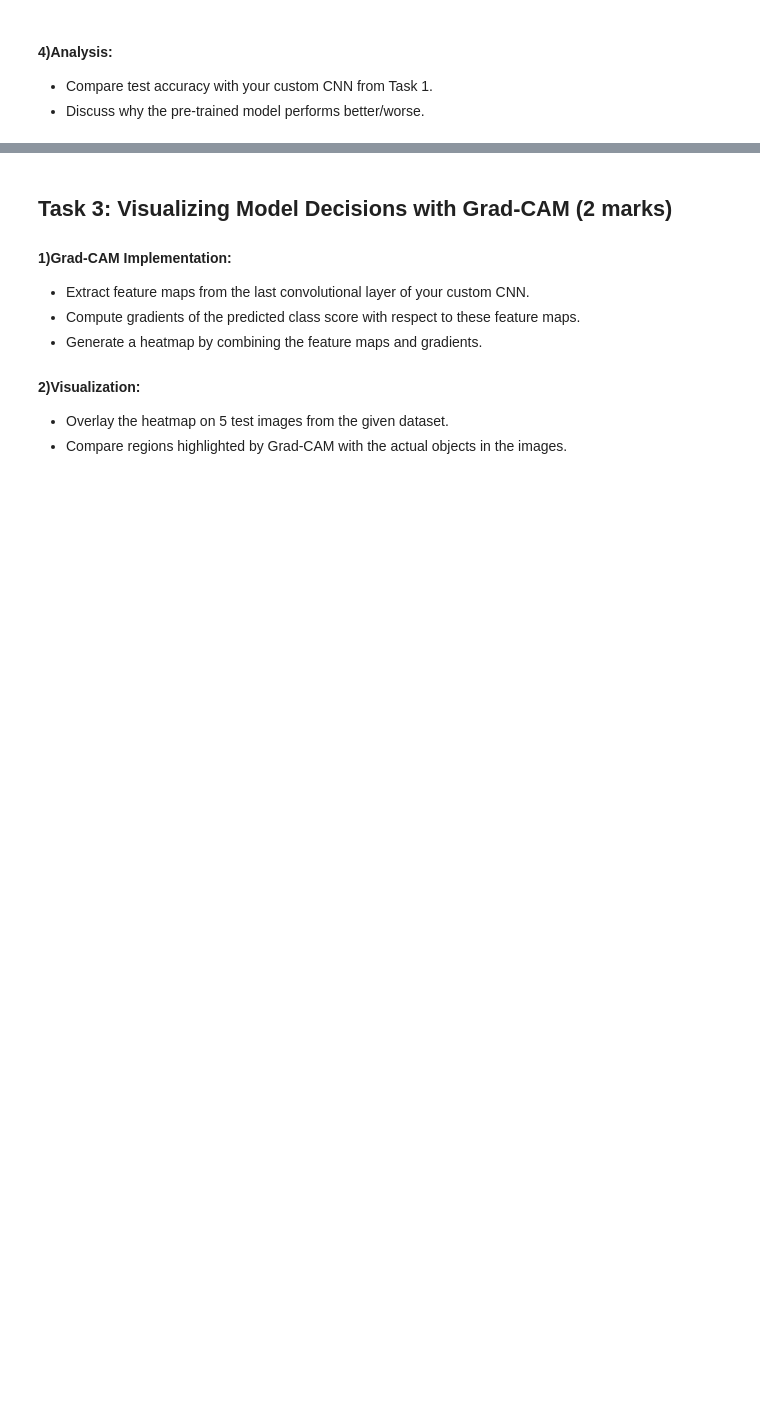
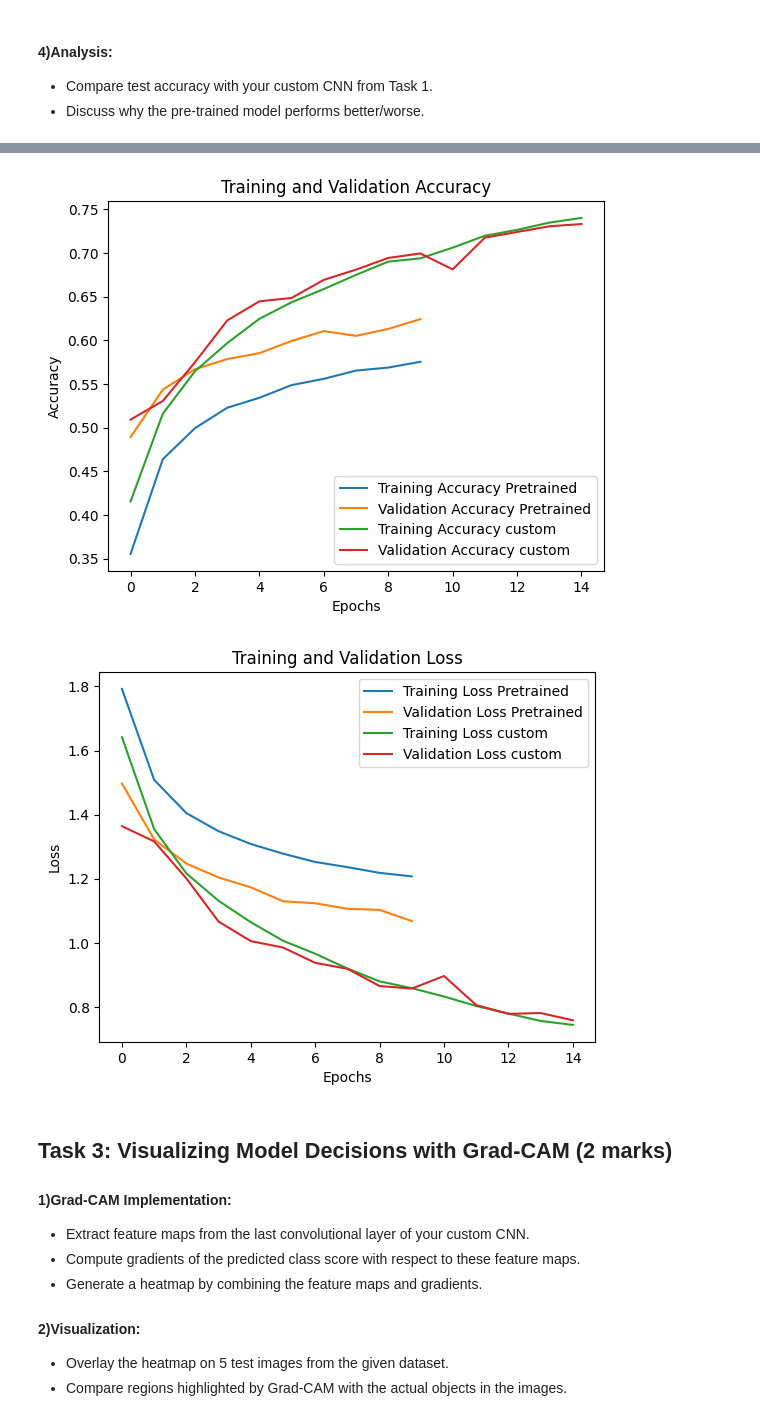
Before and after one commit to chandana4/Deep_Learning_Lab, a Jupyter notebook: assi2.ipynb, the cells around one changed output, grey strips where cells are left out. Drawn from its saved outputs; the diff is of its cells as text; code cells hidden in the pictures; blank space fills up the shorter version.

```diff
--- a/assi2.ipynb
+++ b/assi2.ipynb
@@ -289,7 +284,7 @@ x_train, x_val, y_train, y_val = train_test_split(x_train, y_train, test_size=0.
 from tensorflow.keras.applications import VGG16
 from tensorflow.keras import layers, models
 
-# Load the pre-trained VGG16 model without the fully connected layers (include_top=False)
+# Load pre-trained VGG16 model without the fully connected layers
 base_model = VGG16(weights='imagenet', include_top=False, input_shape=(224, 224, 3))
 
 # Freeze all layers except the last classification layer
@@ -302,25 +297,18 @@ model.add(layers.Resizing(224, 224))  # Resize to 224x224
 # Add the pre-trained VGG16 base
 model.add(base_model)
 
-# Add global average pooling
 model.add(layers.GlobalAveragePooling2D())
-
-# Add a fully connected layer for classification
-model.add(layers.Dense(128, activation='relu'))
-
-# Add dropout for regularization
+model.add(layers.Dense(128, activation='relu')) #Classification layer
 model.add(layers.Dropout(0.5))
-
-# Output layer with 10 units (for 10 CIFAR-10 classes) and softmax activation
 model.add(layers.Dense(10, activation='softmax'))
 
-# Compile the model
+
 model.compile(optimizer='adam', loss='sparse_categorical_crossentropy', metrics=['accuracy'])
 
-# Train the model
-history = model.fit(
+
+history_pretrained = model.fit(
     x_train,y_train,
-    epochs=15,
+    epochs=10,
     validation_data=(x_val, y_val)
 )
 # %% [output]
@@ -347,26 +338,28 @@ Epoch 15/15
 * Discuss why the pre-trained model performs better/worse.
 # %%
-# Evaluate the pre-trained model on the test set
+# Evaluate pre-trained model
 test_loss, test_acc = model.evaluate(x_test,y_test, verbose=2)
 print(f"Pre-trained Model Test Accuracy: {test_acc:.4f}")
 
-# Now evaluate the custom CNN model (assuming you have trained it earlier)
+# evaluate custom CNN
 test_loss_base, test_acc_base = tuned_model_1.evaluate(x_test,y_test, verbose=2)
 print(f"Custom CNN Model Test Accuracy: {test_acc_base:.4f}")
 
 
-# Plot the training and validation accuracy
-plt.plot(history.history['accuracy'], label='Training Accuracy')
-plt.plot(history.history['val_accuracy'], label='Validation Accuracy')
+plt.plot(history_pretrained.history['accuracy'], label='Training Accuracy Pretrained')
+plt.plot(history_pretrained.history['val_accuracy'], label='Validation Accuracy Pretrained')
+plt.plot(history_tuned.history['accuracy'], label='Training Accuracy custom')
+plt.plot(history_tuned.history['val_accuracy'], label='Validation Accuracy custom')
 plt.title('Training and Validation Accuracy')
 plt.xlabel('Epochs')
 plt.ylabel('Accuracy')
 plt.legend()
 plt.show()
 
-# Plot the training and validation loss
-plt.plot(history.history['loss'], label='Training Loss')
-plt.plot(history.history['val_loss'], label='Validation Loss')
+plt.plot(history_pretrained.history['loss'], label='Training Loss Pretrained')
+plt.plot(history_pretrained.history['val_loss'], label='Validation Loss Pretrained')
+plt.plot(history_tuned.history['loss'], label='Training Loss custom')
+plt.plot(history_tuned.history['val_loss'], label='Validation Loss custom')
 plt.title('Training and Validation Loss')
 plt.xlabel('Epochs')
 plt.ylabel('Loss')
@@ -377 +373,3 @@ NameError: name 'model' is not defined
+[figure, added]
+[figure, added]
 # %% [markdown]
```
Also changed, not shown: parts of 10 cells of this notebook.
